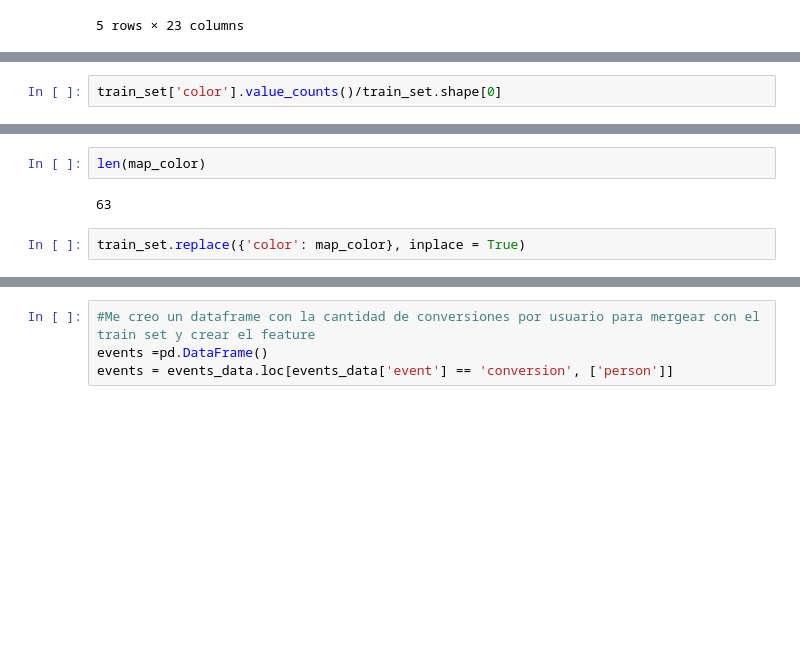
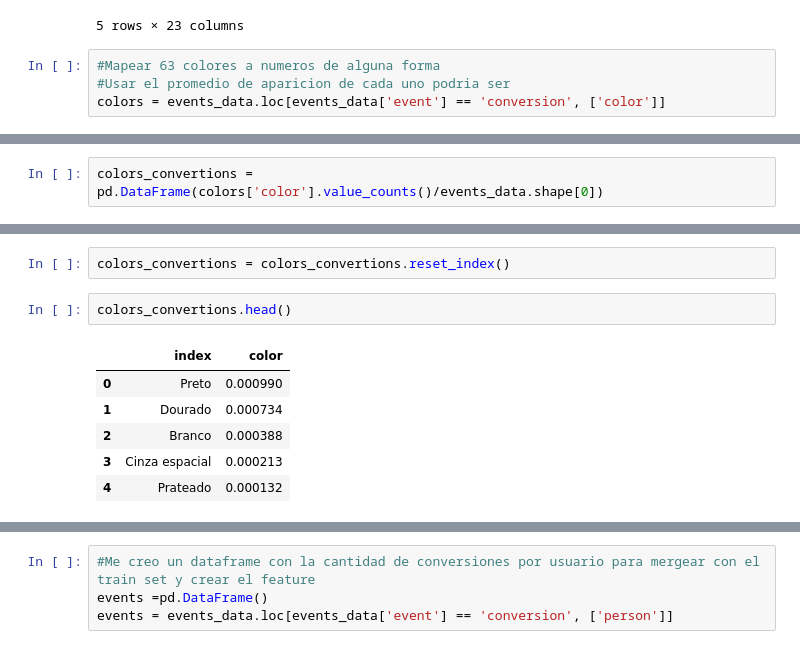
Before and after one commit to Blaz77/DatosReloaded, a Jupyter notebook: TP2/Resolucion.ipynb, the cells around one changed output, grey strips where cells are left out. Cells and saved outputs as stored; diff of their text form; blank space fills up the shorter version.

```diff
--- a/TP2/Resolucion.ipynb
+++ b/TP2/Resolucion.ipynb
@@ -70,3 +70,7 @@ train_set.head()
 | 3 | 2018-05-18 00:11:14 | viewed product | 2d681dd8 | NaN | 11890.0 | iPhone 7 | 2.0 | 128.0 | Vermelho | NaN | ... | ... |
 | 4 | 2018-05-18 00:11:09 | viewed product | cccea85e | NaN | 7517.0 | LG G4 H818P | 4.0 | 32.0 | Branco | NaN | ... | ... |
 5 rows × 23 columns
+# %%
+#Mapear 63 colores a numeros de alguna forma
+#Usar el promedio de aparicion de cada uno podria ser
+colors = events_data.loc[events_data['event'] == 'conversion', ['color']]
@@ -73,2 +86,2 @@ train_set.head()
 # %%
-train_set['color'].value_counts()/train_set.shape[0]
+colors_convertions = pd.DataFrame(colors['color'].value_counts()/events_data.shape[0])
@@ -161,6 +88,11 @@ map_color = {'Preto': 0.13448672129124334,
-# %%
-len(map_color)
-# %% [output]
-63
-# %%
-train_set.replace({'color': map_color}, inplace = True)
+# %%
+colors_convertions = colors_convertions.reset_index()
+# %%
+colors_convertions.head()
+# %% [output]
+|  | index | color |
+| 0 | Preto | 0.000990 |
+| 1 | Dourado | 0.000734 |
+| 2 | Branco | 0.000388 |
+| 3 | Cinza espacial | 0.000213 |
+| 4 | Prateado | 0.000132 |
```
Also changed, not shown: parts of 8 cells of this notebook.
